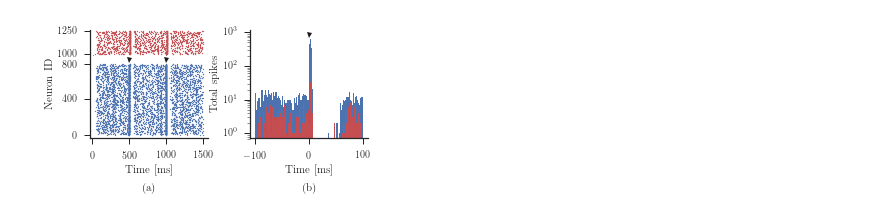
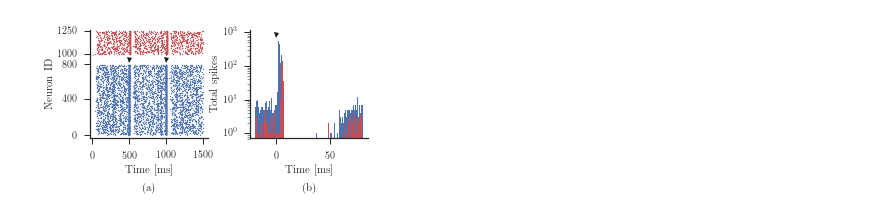
Before and after one commit to lepmik/causal-optogenetics-paper-data, a Jupyter notebook: Figure 4 Raster.ipynb, the cells around one changed output. Drawn from its saved outputs; the diff is of its cells as text; code cells hidden in the pictures.

```diff
--- a/Figure 4 Raster.ipynb
+++ b/Figure 4 Raster.ipynb
@@ -50,8 +49,8 @@ size = 1 # 10 # notebook
 arrow_size = 5 # 25 # notebook
 color = {'ex': 'b', 'in': 'r'}
 width = 3
-xmin = -100
-xmax = 100
+xmin = -20
+xmax = 80
 
 fig = plt.figure()
 gs0 = GridSpec(1, 2, wspace=.35)
@@ -70,31 +69,31 @@ ax2.set_xticks([0, 500, 1000, 1500])
 
 y = 850
 ax2.plot([500, 1000], [y, y], ls='none', marker='v', color='k', markersize=arrow_size)
 
 ax2.set_xlabel('Time [ms]')
 fig.text(0.0, 0.5, 'Neuron ID', va='center', rotation='vertical')
 
 
 gs01 = GridSpecFromSubplotSpec(1, 1, subplot_spec=gs0[1])
 ax = fig.add_subplot(gs01[0, 0])
 
 for pop in ['ex', 'in']:
     spikes = []
     for t in [500, 1000]:
         sptr = np.array(spiketrains[pop]) - t
         sptr = sptr[(sptr > xmin) & (sptr < xmax)]
         spikes.extend(sptr.tolist())
 
 #     bins = np.arange(xmin, xmax + width, width)
 #     hist, bins = np.histogram(spikes, bins=bins)
 #     ax.bar(bins[1:], hist, color=color[pop], width=-width, align='edge')
     ax.hist(spikes, color=color[pop], bins=100, log=True)
 
 ax.plot(0, 850, ls='none', marker='v', color='k', markersize=arrow_size)
 despine()
 ax.set_xlabel('Time [ms]')
 ax.set_ylabel('Total spikes')
 add_caption([ax2, ax], start='a')
 savefig(fig, 'network-raster')
 # %% [output]
-[figure, old version]
+[figure, new version]
```
Also changed, not shown: parts of 2 cells of this notebook, 25 other files.
